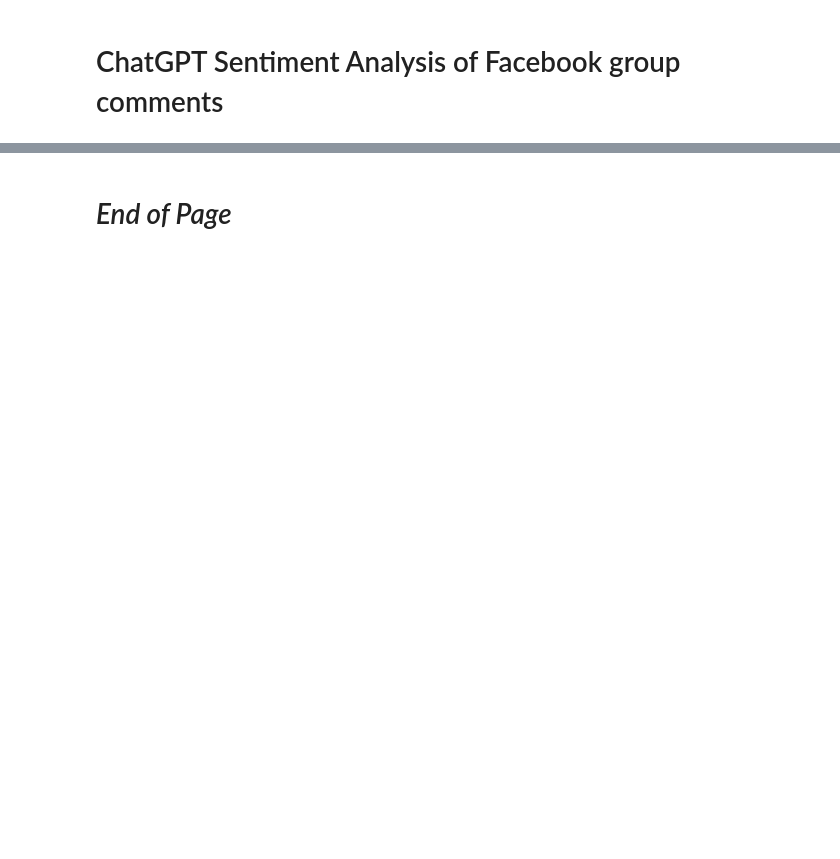
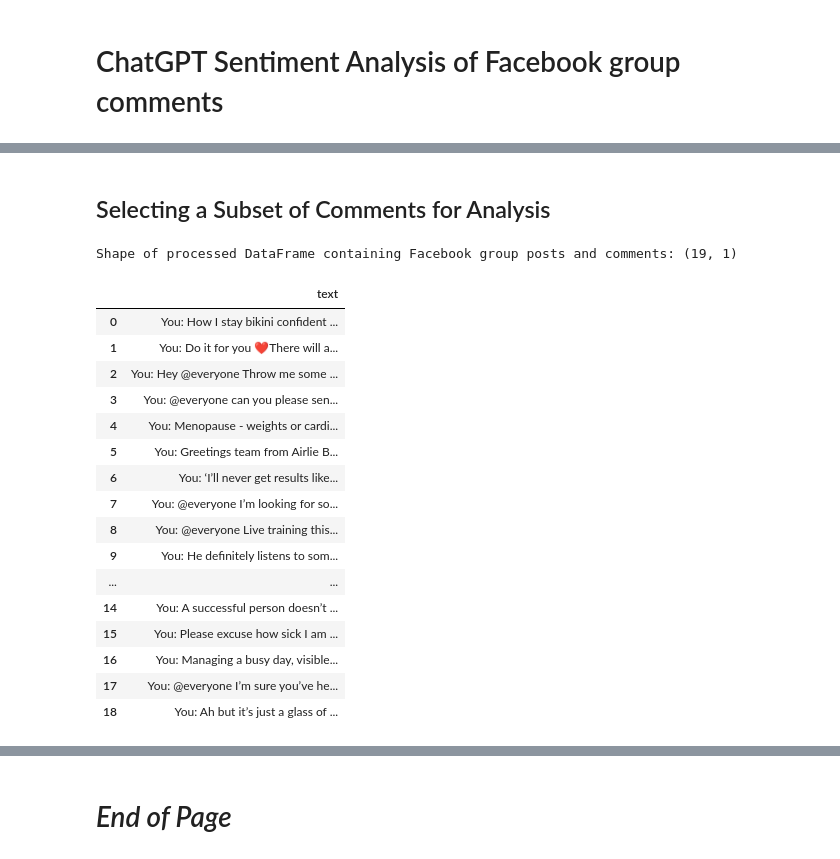
Before and after one commit to silvhua/ChatGPT-sentiment-analysis, a Jupyter notebook: notebooks/2023-07-04 portfolio notebook.ipynb, the cells around one changed output, grey strips where cells are left out. Drawn from its saved outputs; the diff is of its cells as text; code cells hidden in the pictures; blank space fills up the shorter version.

```diff
--- a/notebooks/2023-07-04 portfolio notebook.ipynb
+++ b/notebooks/2023-07-04 portfolio notebook.ipynb
@@ -15,0 +300,46 @@ from wrangling import filter_df_all_conditions, filter_df_any_condition
+# %% [markdown]
+## Selecting a Subset of Comments for Analysis
+# %%
+def process_posts(df_raw):
+    """
+    Return the unique non-null parent_comment_message values and the associated post_message values.
+    """
+    df = df_raw.copy()
+    df = df[['parent_comment_message', 'post_message']].drop_duplicates()
+    df = df[df['parent_comment_message'].notnull()]
+    df = df[df['post_message'].notnull()]
+
+    # Sort the dataframe by 'post_message' length in descending order
+    df.sort_values(by='parent_comment_message', key=lambda x: x.str.len(), ascending=False, inplace=True)
+    df.drop_duplicates(subset='post_message', keep='first', inplace=True)
+
+    results = pd.DataFrame(
+        df.apply(lambda row: f"YOU: {row['post_message']}\n\nMEMBER: {row['parent_comment_message']}", axis=1).unique(),
+        columns=['text'])
+
+    results['text'] = results['text'].str.replace('Amanda', 'Amy')
+    results['text'] = results['text'].str.replace('amanda', 'amy')
+    print(f'Shape of processed DataFrame containing Facebook group posts and comments: {results.shape}')
+    return results
+
+input_df = process_posts(merged)
+input_df
+# %% [output]
+Shape of processed DataFrame containing Facebook group posts and comments: (19, 1)
+|  | text |
+| 0 | You: How I stay bikini confident ... |
+| 1 | You: Do it for you ❤️There will a... |
+| 2 | You: Hey @everyone Throw me some ... |
+| 3 | You: @everyone can you please sen... |
+| 4 | You: Menopause - weights or cardi... |
+| 5 | You: Greetings team from Airlie B... |
+| 6 | You: ‘I’ll never get results like... |
+| 7 | You: @everyone I’m looking for so... |
+| 8 | You: @everyone Live training this... |
+| 9 | You: He definitely listens to som... |
+| ... | ... |
+| 14 | You: A successful person doesn’t ... |
+| 15 | You: Please excuse how sick I am ... |
+| 16 | You: Managing a busy day, visible... |
+| 17 | You: @everyone I’m sure you’ve he... |
+| 18 | You: Ah but it’s just a glass of ... |
```
Also changed, not shown: parts of 9 cells of this notebook.
